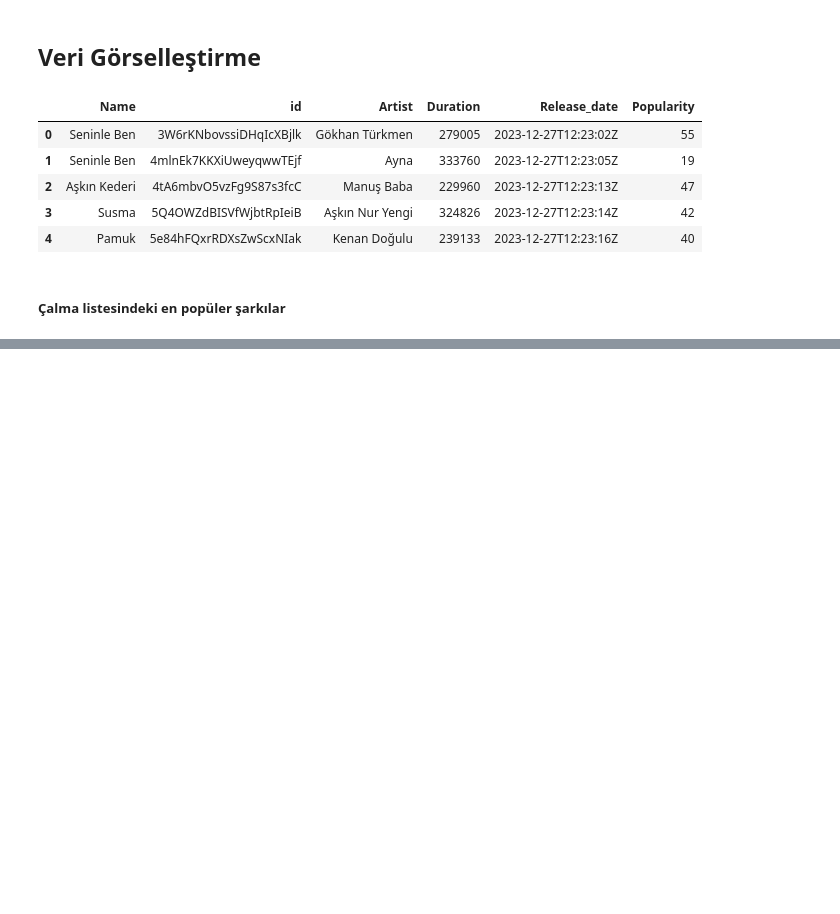
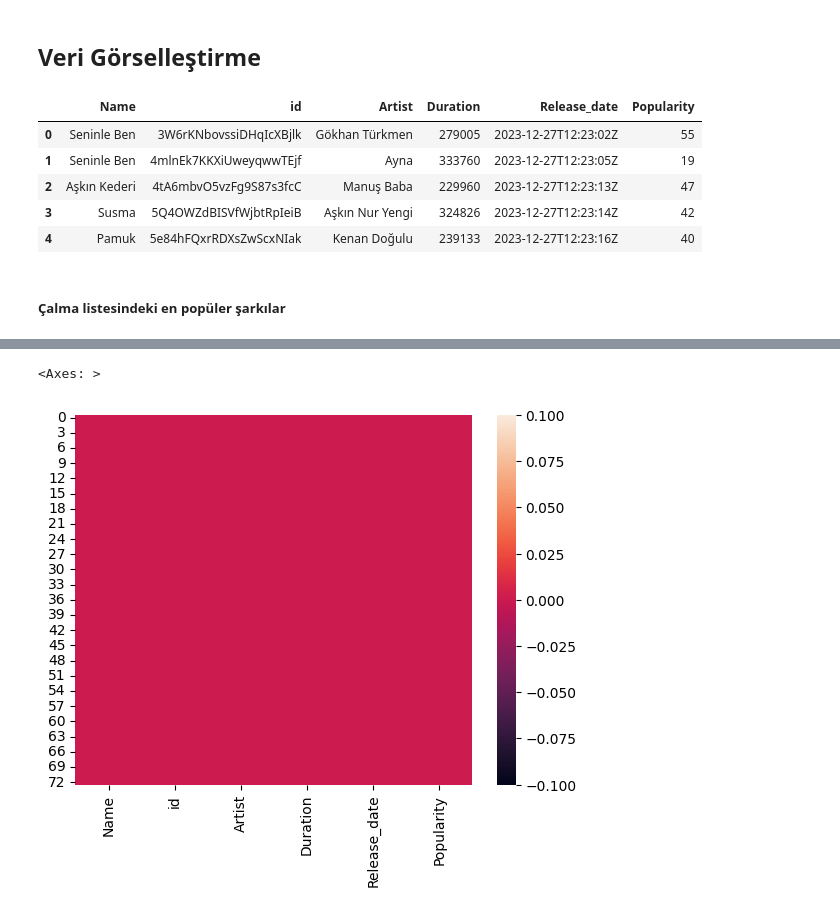
Before and after one commit to iremcakcak5/book-api-project, a Jupyter notebook: main.ipynb, the cells around one changed output, grey strips where cells are left out. Saved outputs shown, nothing was run; the diff lists cells and outputs as text; code cells hidden in the pictures; blank space fills up the shorter version.

```diff
--- a/main.ipynb
+++ b/main.ipynb
@@ -181,0 +185,6 @@ fig=px.scatter(spotify,x)
+# %%
+sns.heatmap(spotify.isna())
+#eksik değer olup olmadığını gösteren ısı haritası
+# %% [output]
+<Axes: >
+[figure, added]
```
Also changed, not shown: parts of 7 cells of this notebook, 2 other files.
